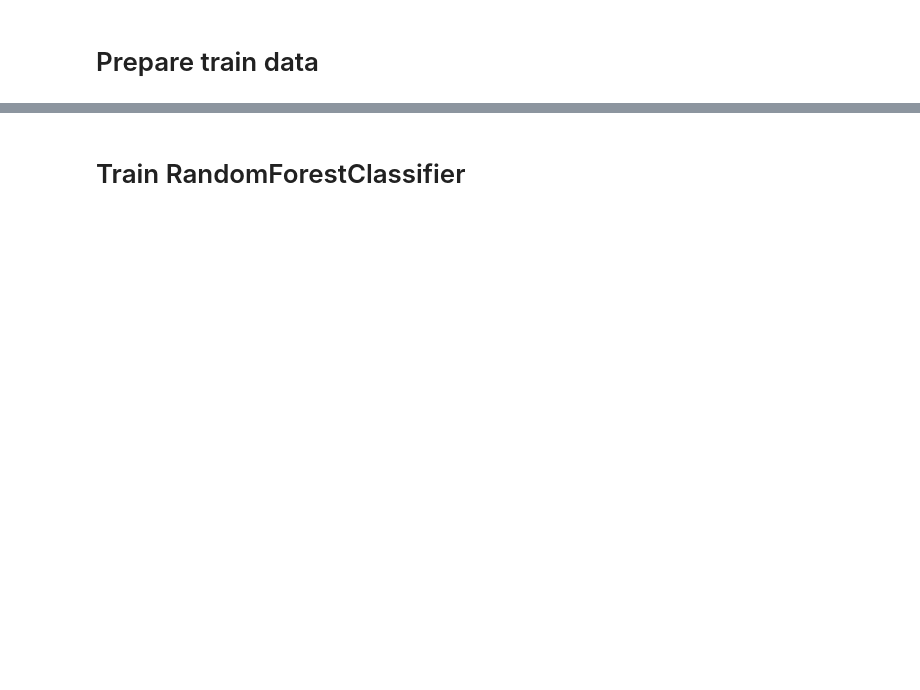
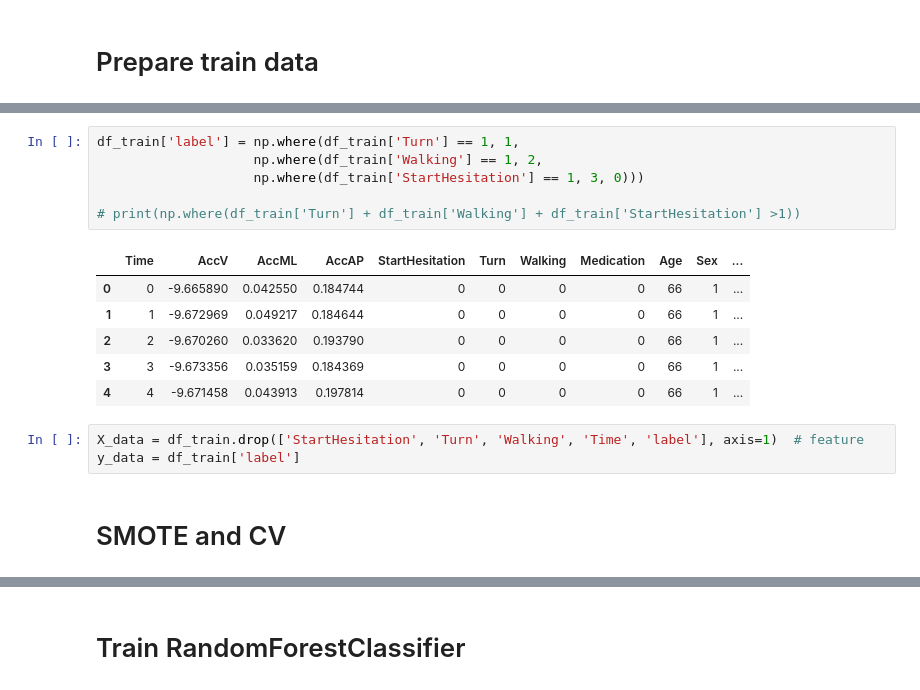
Before and after one commit to laurens88/mlip, a Jupyter notebook: super-simple-baseline.ipynb, the cells around one changed output, grey strips where cells are left out. Saved outputs shown, nothing was run; the diff lists cells and outputs as text; blank space fills up the shorter version.

Commit message:
smote werkgroep

```diff
--- a/super-simple-baseline.ipynb
+++ b/super-simple-baseline.ipynb
@@ -131,0 +210,18 @@ df_train.head()
+# %%
+df_train['label'] = np.where(df_train['Turn'] == 1, 1,
+                    np.where(df_train['Walking'] == 1, 2,
+                    np.where(df_train['StartHesitation'] == 1, 3, 0)))
+
+# print(np.where(df_train['Turn'] + df_train['Walking'] + df_train['StartHesitation'] >1))
+# %% [output]
+|  | Time | AccV | AccML | AccAP | StartHesitation | Turn | Walking | Medication | Age | Sex | ... |
+| 0 | 0 | -9.665890 | 0.042550 | 0.184744 | 0 | 0 | 0 | 0 | 66 | 1 | ... |
+| 1 | 1 | -9.672969 | 0.049217 | 0.184644 | 0 | 0 | 0 | 0 | 66 | 1 | ... |
+| 2 | 2 | -9.670260 | 0.033620 | 0.193790 | 0 | 0 | 0 | 0 | 66 | 1 | ... |
+| 3 | 3 | -9.673356 | 0.035159 | 0.184369 | 0 | 0 | 0 | 0 | 66 | 1 | ... |
+| 4 | 4 | -9.671458 | 0.043913 | 0.197814 | 0 | 0 | 0 | 0 | 66 | 1 | ... |
+# %%
+X_data = df_train.drop(['StartHesitation', 'Turn', 'Walking', 'Time', 'label'], axis=1)  # feature
+y_data = df_train['label']
+# %% [markdown]
+# SMOTE and CV
```
Also changed, not shown: parts of 22 cells of this notebook.
